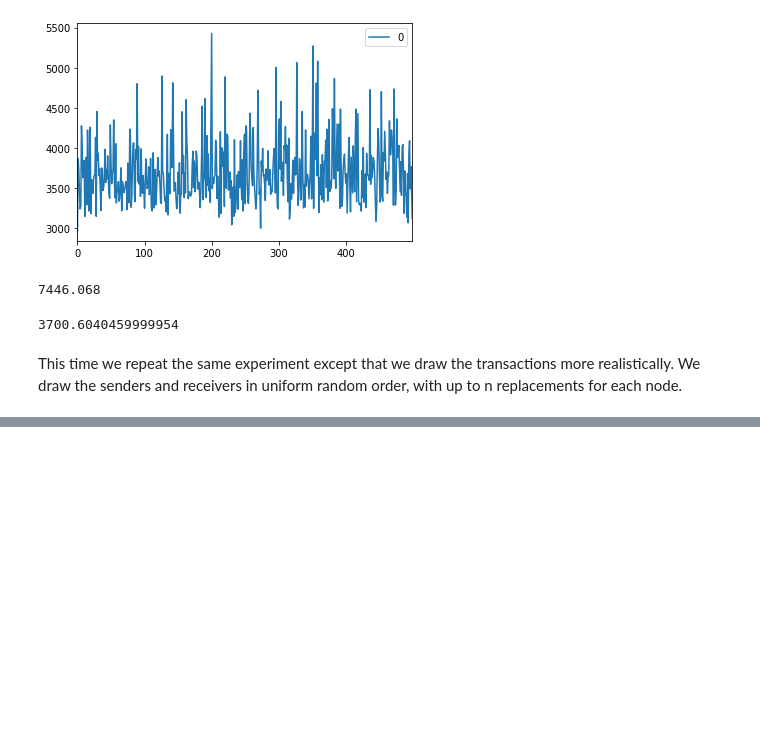
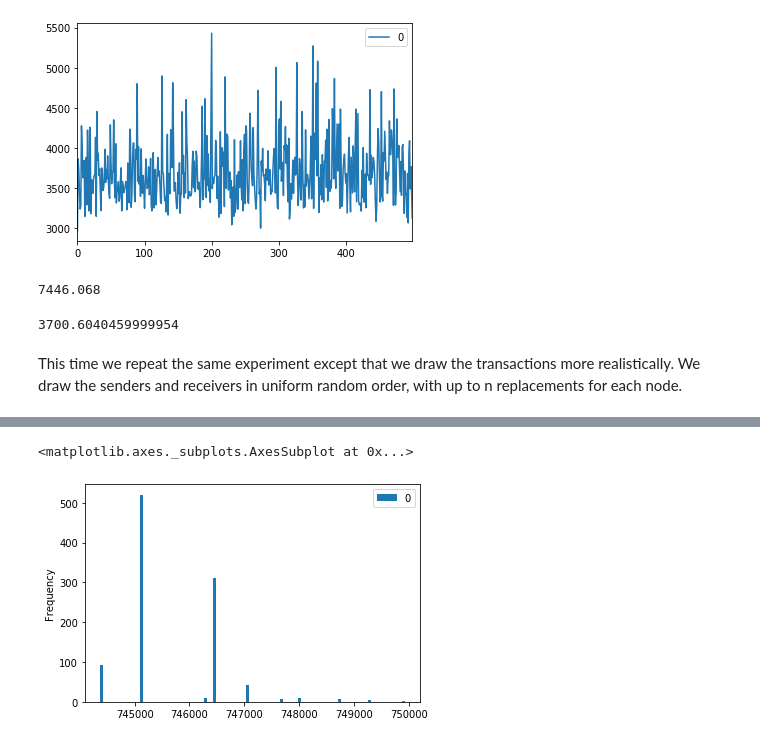
Before and after one commit to HanSeoulOh/mathproblems, a Jupyter notebook: stochasticGraphs.ipynb, the cells around one changed output, grey strips where cells are left out. Drawn from its saved outputs; the diff is of its cells as text; code cells hidden in the pictures; blank space fills up the shorter version.

```diff
--- a/stochasticGraphs.ipynb
+++ b/stochasticGraphs.ipynb
@@ -536,0 +538,5 @@ pd.DataFrame(seq3).plot()
+# %%
+pd.DataFrame(val).plot.hist(bins=100)
+# %% [output]
+<matplotlib.axes._subplots.AxesSubplot at 0x...>
+[figure, added]
```
Also changed, not shown: parts of 9 cells of this notebook.
